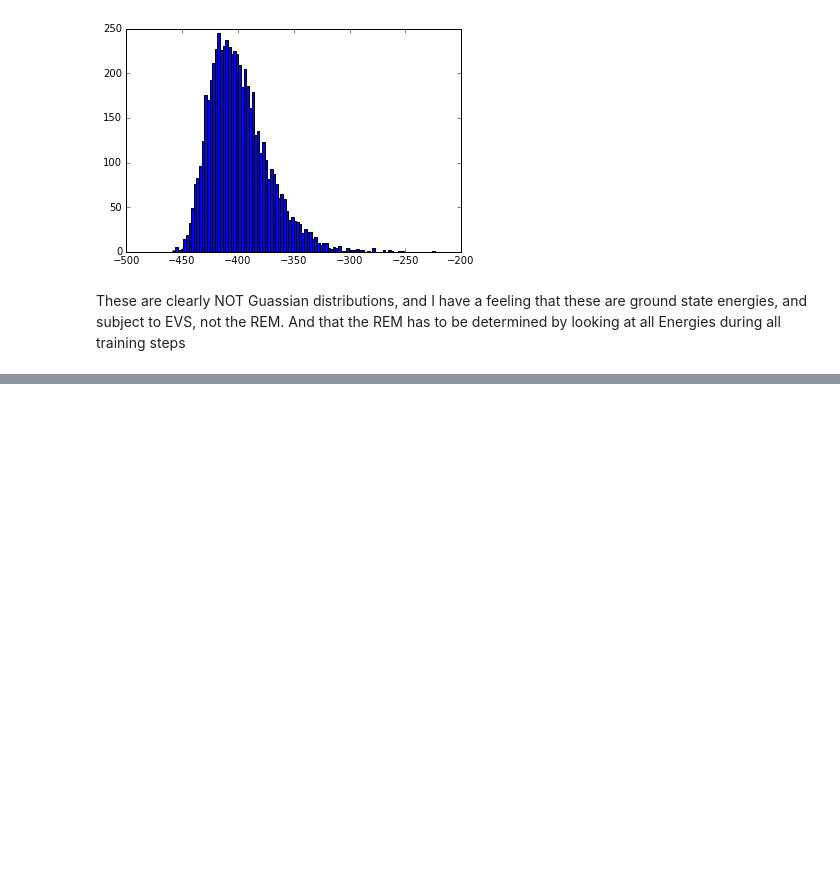
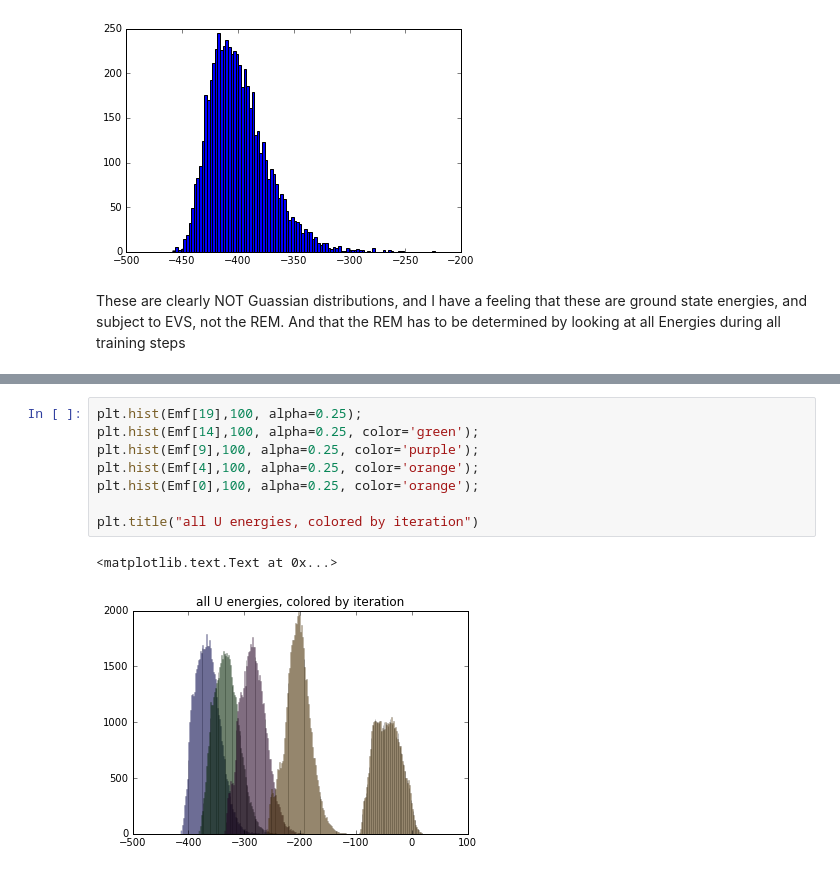
Before and after one commit to charlesmartin14/emf-rbm, a Jupyter notebook: EMF_RBM_Energy_Densities.ipynb, the cells around one changed output, grey strips where cells are left out. Saved outputs shown, nothing was run; the diff lists cells and outputs as text; blank space fills up the shorter version.

```diff
--- a/EMF_RBM_Energy_Densities.ipynb
+++ b/EMF_RBM_Energy_Densities.ipynb
@@ -801,0 +859,11 @@ These are clearly NOT Guassian distributions, and I have a feeling that these ar
+# %%
+plt.hist(Emf[19],100, alpha=0.25);
+plt.hist(Emf[14],100, alpha=0.25, color='green');
+plt.hist(Emf[9],100, alpha=0.25, color='purple');
+plt.hist(Emf[4],100, alpha=0.25, color='orange');
+plt.hist(Emf[0],100, alpha=0.25, color='orange');
+
+plt.title("all U energies, colored by iteration")
+# %% [output]
+<matplotlib.text.Text at 0x...>
+[figure, added]
```
Also changed, not shown: parts of 10 cells of this notebook.
